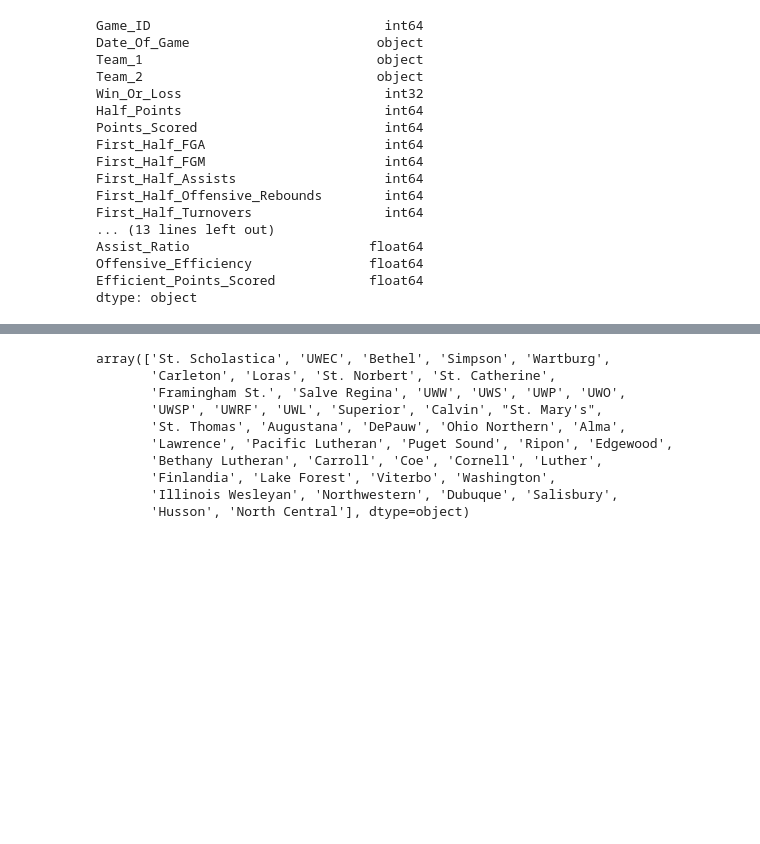
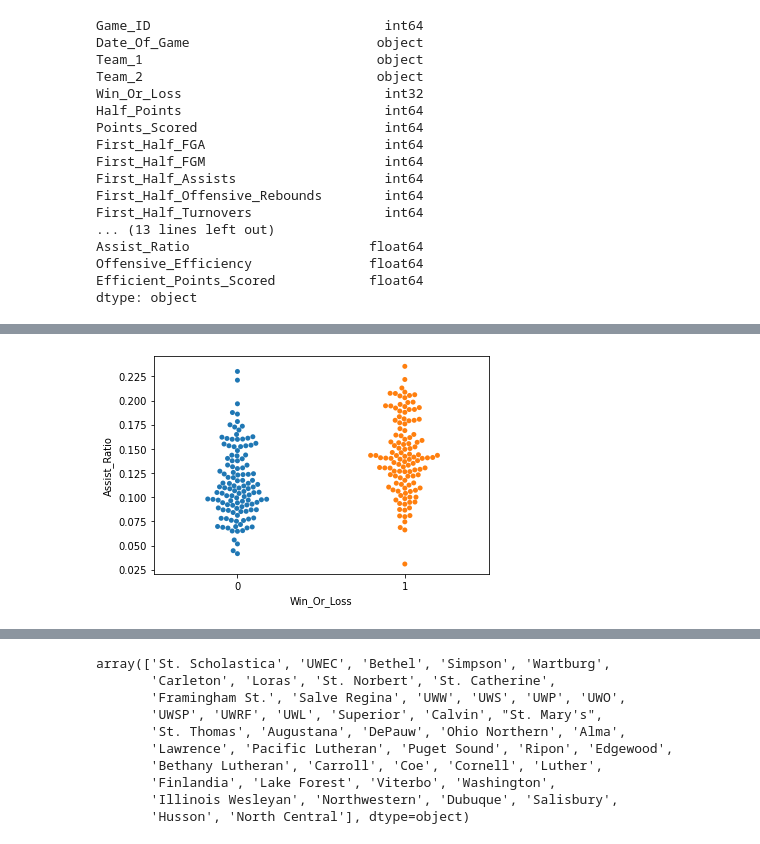
Before and after one commit to jreckin/FunAnalyticalStuff, a Jupyter notebook: womens_stats.ipynb, the cells around one changed output, grey strips where cells are left out. Saved outputs shown, nothing was run; the diff lists cells and outputs as text; code cells hidden in the pictures; blank space fills up the shorter version.

Commit message:
More ML for womens stats

```diff
--- a/womens_stats.ipynb
+++ b/womens_stats.ipynb
@@ -83,0 +84,4 @@ sns.heatmap(womens_stats_num_without_game_id_corr, annot = True, cmap = "coolwar
+# %%
+sns.swarmplot(x = womens_stats.Win_Or_Loss, y = womens_stats.Assist_Ratio);
+# %% [output]
+[figure, added]
```
Also changed, not shown: parts of 115 cells of this notebook, 5 other files.
